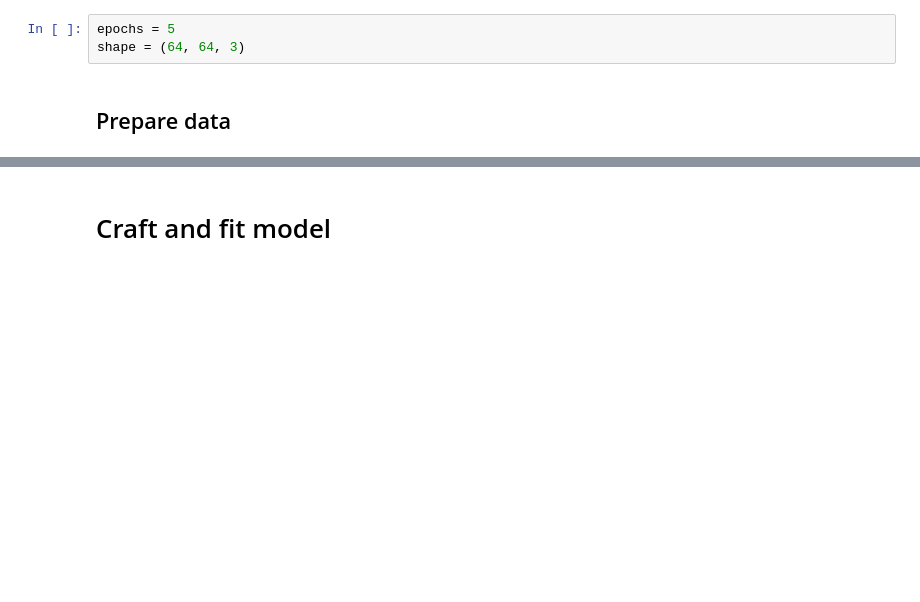
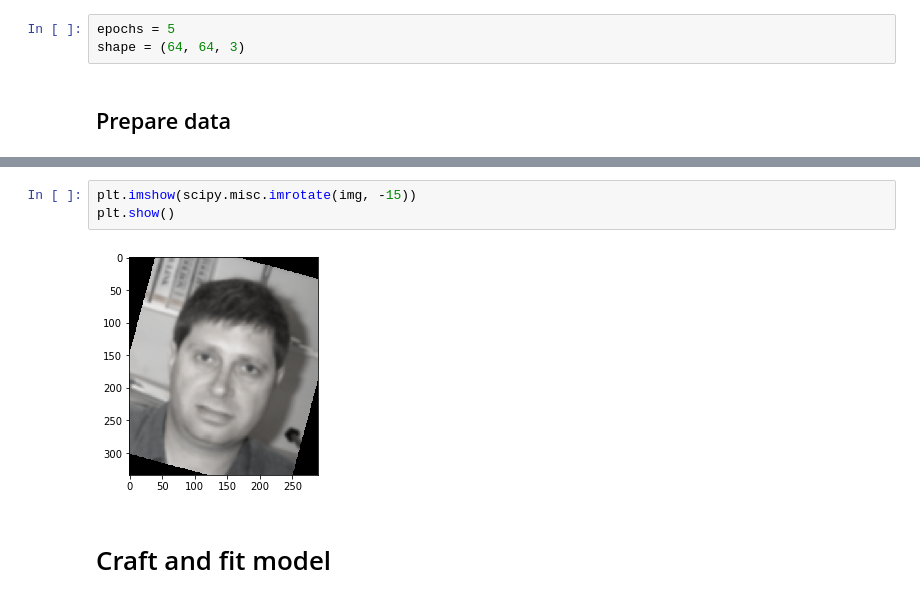
Before and after one commit to aweas/NotFace, a Jupyter notebook: face_extraction.ipynb, the cells around one changed output, grey strips where cells are left out. Drawn from its saved outputs; the diff is of its cells as text; blank space fills up the shorter version.

```diff
--- a/face_extraction.ipynb
+++ b/face_extraction.ipynb
@@ -177,3 +231,8 @@ plt.show()
+# %%
+plt.imshow(scipy.misc.imrotate(img, -15))
+plt.show()
+# %% [output]
+[figure, added]
 # %% [markdown]
 # Craft and fit model
 # %% [markdown]
```
Also changed, not shown: parts of 15 cells of this notebook, 3 other files.
